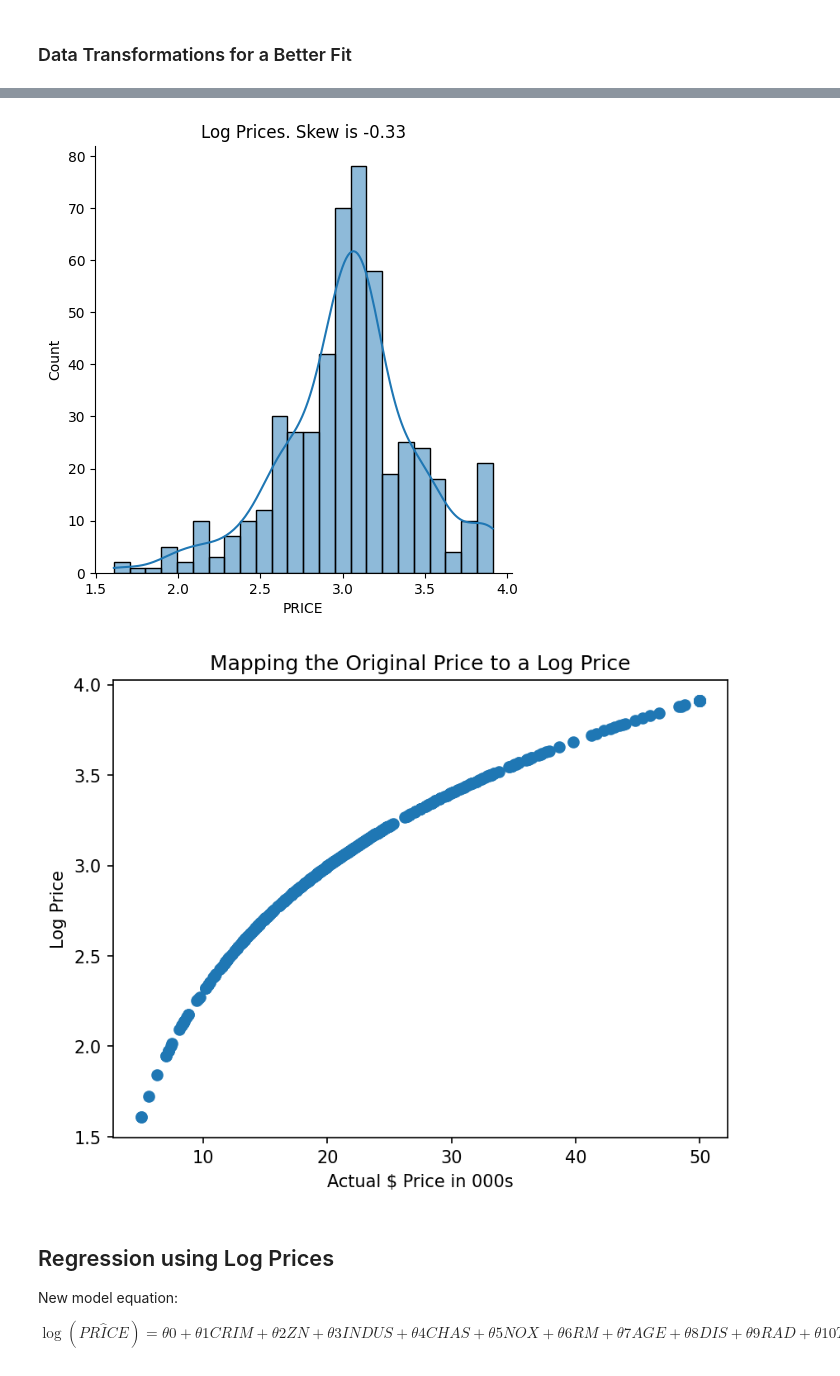
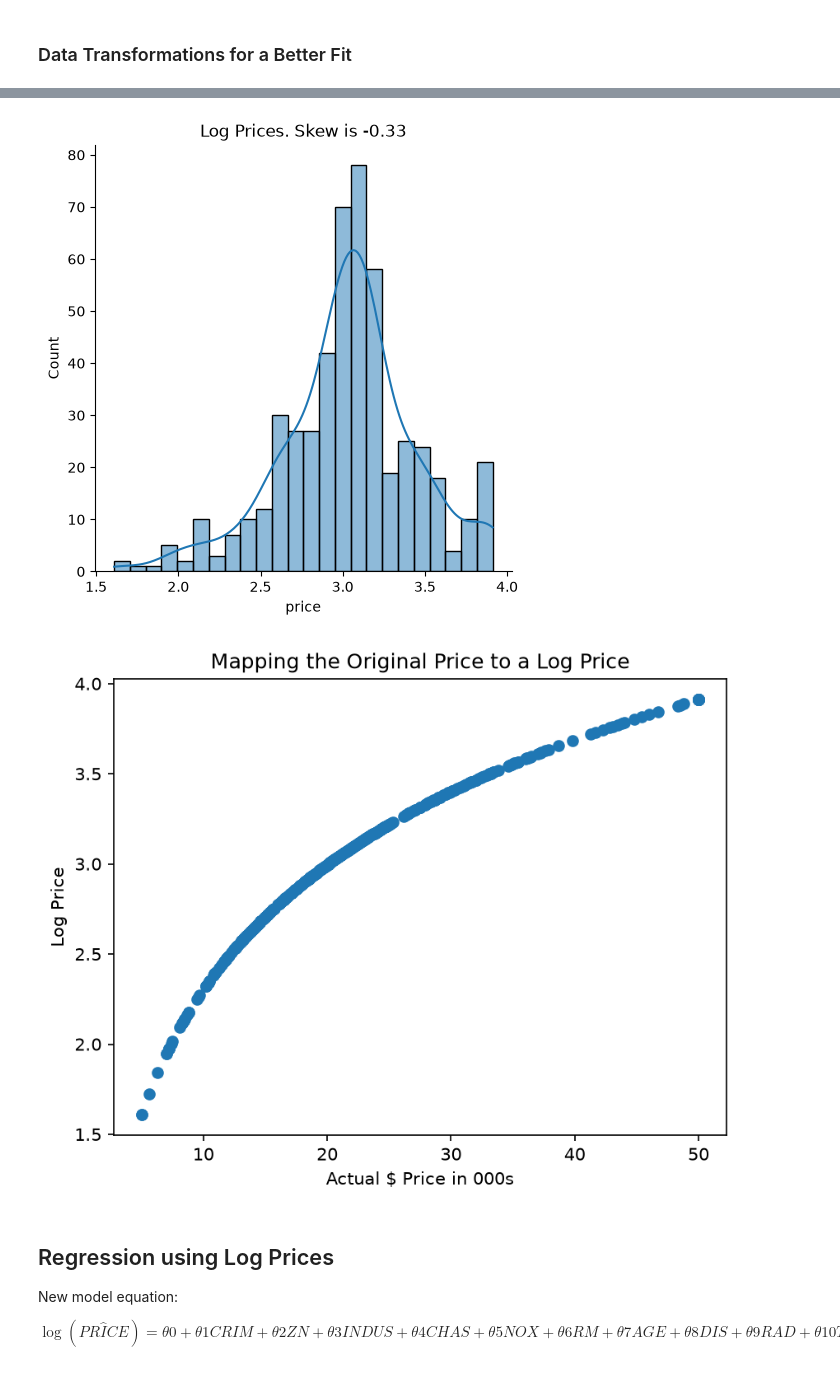
Before and after one commit to Lolita-codes/Price_prediction, a Jupyter notebook: House Prices Prediction.ipynb, the cells around one changed output, grey strips where cells are left out. Drawn from its saved outputs; the diff is of its cells as text; code cells hidden in the pictures.

```diff
--- a/House Prices Prediction.ipynb
+++ b/House Prices Prediction.ipynb
@@ -122,3 +113,5 @@ memory usage: 59.3 KB
+# %%
+data = data.rename(columns={'medv': 'price'})
 # %% [markdown]
 ## Descriptive Statistics
 # %%
@@ -206,7 +194,7 @@ plt.show()
 # %% [markdown]
 #### Next to the River? ⛵️
 # %%
-data['river'] = np.where(data.CHAS < 1, 'No', 'Yes')
+data['river'] = np.where(data.chas < 1, 'No', 'Yes')
 near_river = data.river.value_counts()
 bar = px.bar(x=near_river.index,
              y=near_river.values,
@@ -344,20 +345,20 @@ plt.show()
 # %%
-y_log = np.log(data['PRICE'])
+y_log = np.log(data['price'])
 sns.displot(y_log, kde=True)
 plt.title(f'Log Prices. Skew is {y_log.skew():.3}')
 plt.show()
 # %% [output]
-[figure, old version]
+[figure, new version]
 # %%
 plt.figure(dpi=150)
-plt.scatter(data.PRICE, np.log(data.PRICE))
+plt.scatter(data.price, np.log(data.price))
 
 plt.title('Mapping the Original Price to a Log Price')
 plt.ylabel('Log Price')
 plt.xlabel('Actual $ Price in 000s')
 plt.show()
 # %% [output]
-[figure, old version]
+[figure, new version]
 # %% [markdown]
 ## Regression using Log Prices
 
```
Also changed, not shown: parts of 54 cells of this notebook, 4 other files.
